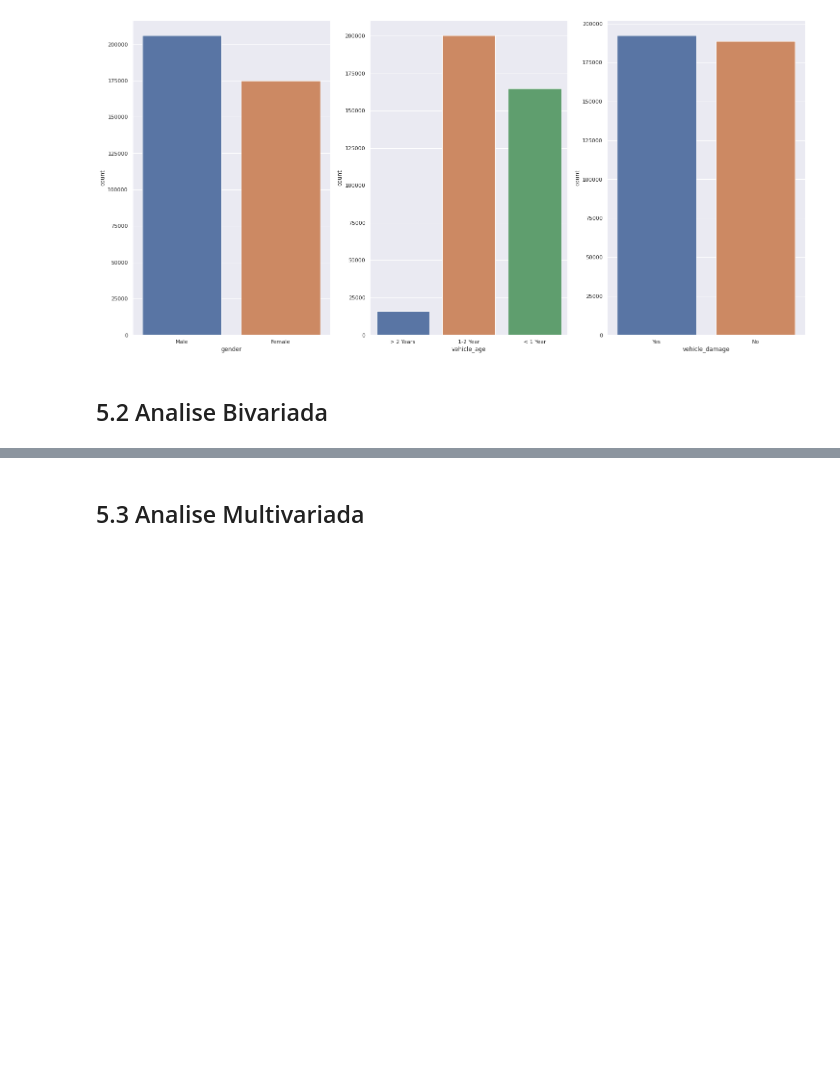
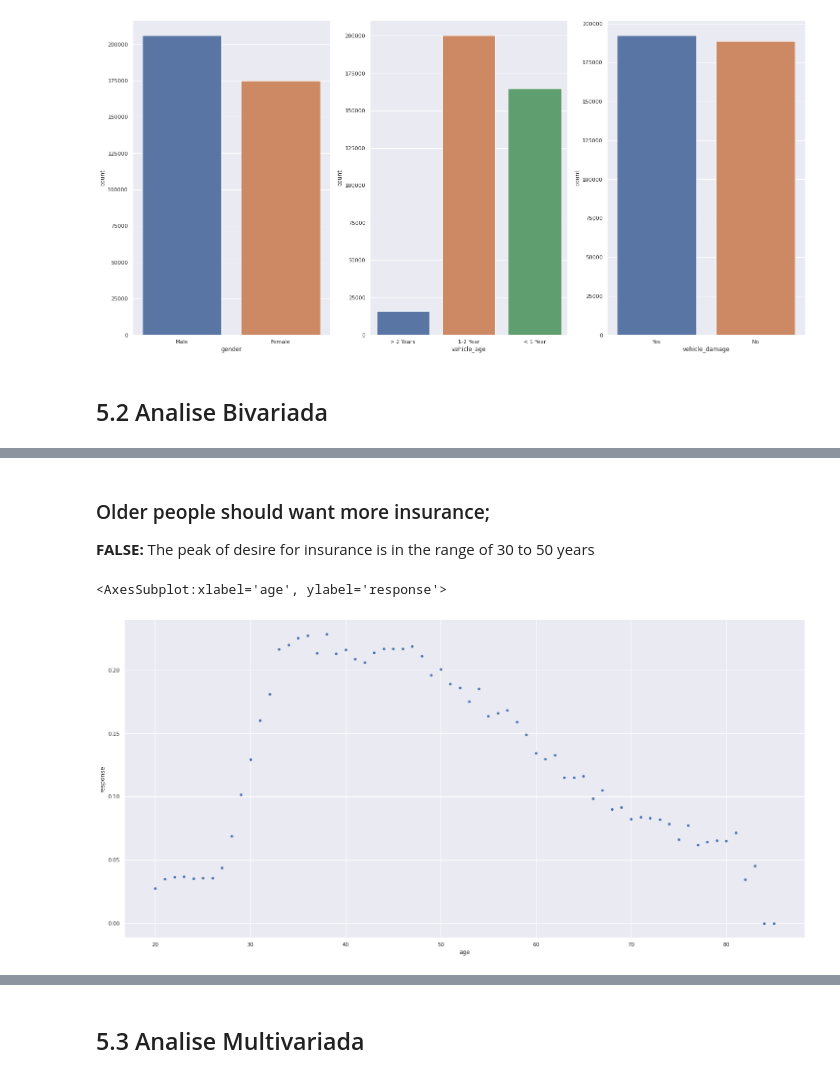
Before and after one commit to rafael-asousa/Cross-Sell-Prediction, a Jupyter notebook: notebook/cross-sell-predictions.ipynb, the cells around one changed output, grey strips where cells are left out. Drawn from its saved outputs; the diff is of its cells as text; code cells hidden in the pictures; blank space fills up the shorter version.

```diff
--- a/notebook/cross-sell-predictions.ipynb
+++ b/notebook/cross-sell-predictions.ipynb
@@ -287,0 +328,10 @@ sns.countplot(x='vehicle_damage', data=cat_attributes )
+# %% [markdown]
+### Older people should want more insurance;
+<b>FALSE:</b> The peak of desire for insurance is in the range of 30 to 50 years
+# %%
+aux1 = df5[['age', 'response']].groupby('age').mean().reset_index()
+
+sns.scatterplot(x='age',y='response',data=aux1)
+# %% [output]
+<AxesSubplot:xlabel='age', ylabel='response'>
+[figure, added]
```
Also changed, not shown: parts of 14 cells of this notebook.
